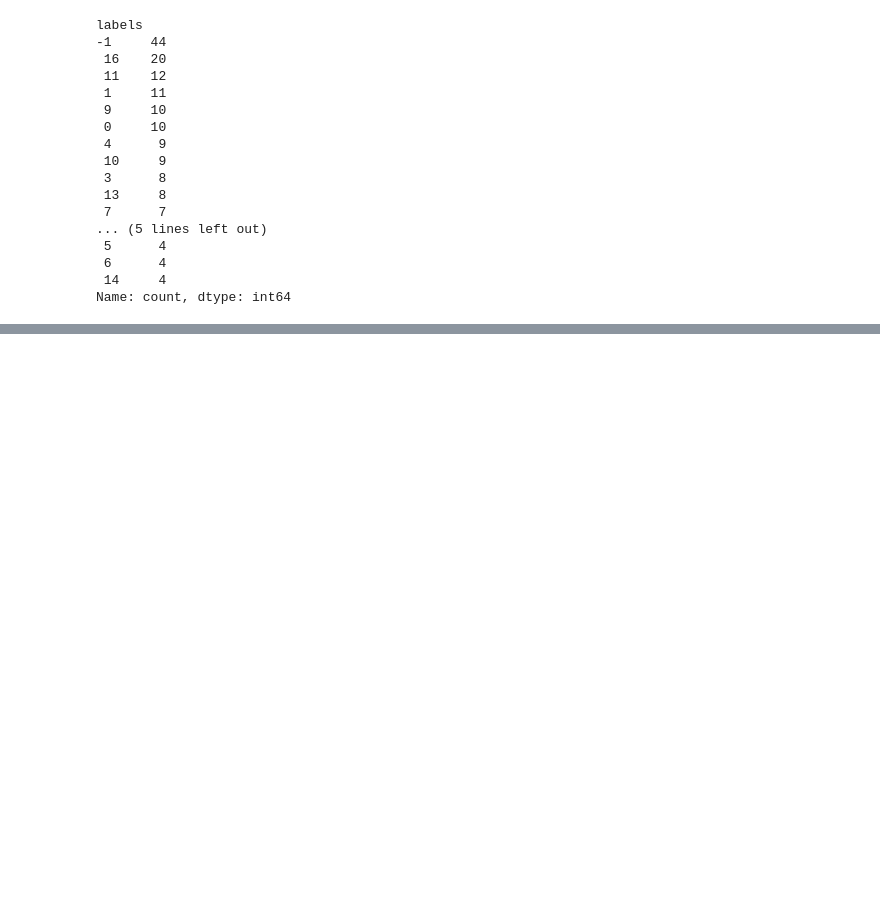
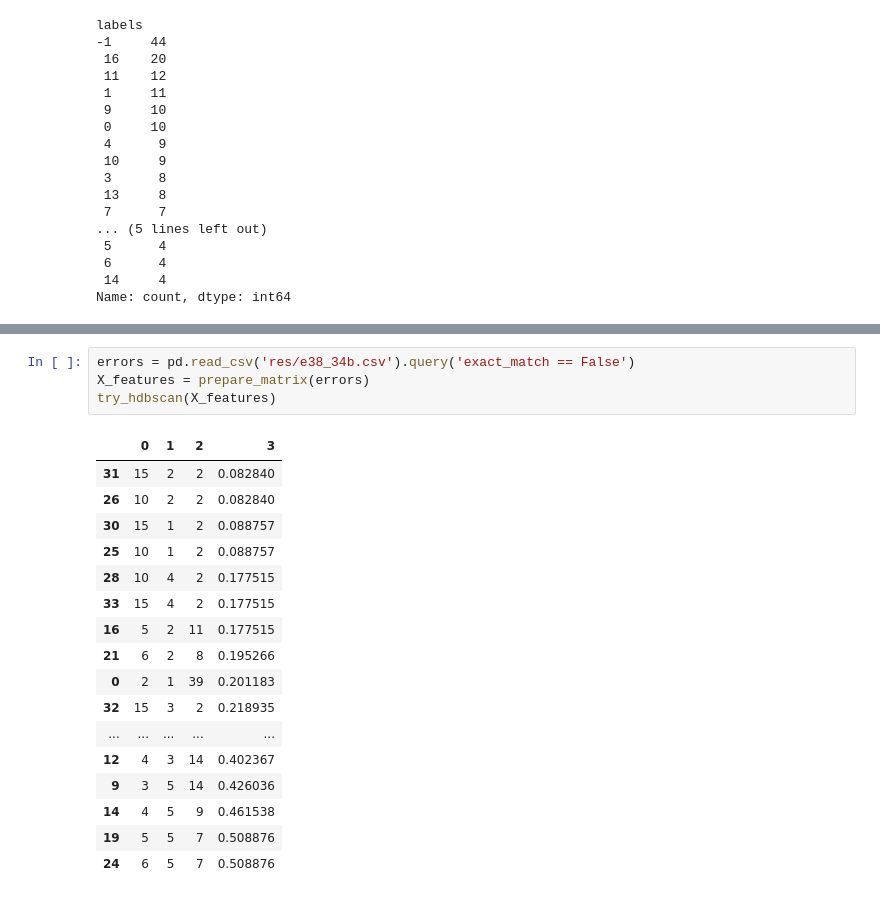
Before and after one commit to apandyud/small_mods, a Jupyter notebook: Cluster5_features.ipynb, the cells around one changed output, grey strips where cells are left out. Drawn from its saved outputs; the diff is of its cells as text; blank space fills up the shorter version.

```diff
--- a/Cluster5_features.ipynb
+++ b/Cluster5_features.ipynb
@@ -168,0 +229,22 @@ Name: count, dtype: int64
+# %%
+errors = pd.read_csv('res/e38_34b.csv').query('exact_match == False')
+X_features = prepare_matrix(errors)
+try_hdbscan(X_features)
+# %% [output]
+|  | 0 | 1 | 2 | 3 |
+| 31 | 15 | 2 | 2 | 0.082840 |
+| 26 | 10 | 2 | 2 | 0.082840 |
+| 30 | 15 | 1 | 2 | 0.088757 |
+| 25 | 10 | 1 | 2 | 0.088757 |
+| 28 | 10 | 4 | 2 | 0.177515 |
+| 33 | 15 | 4 | 2 | 0.177515 |
+| 16 | 5 | 2 | 11 | 0.177515 |
+| 21 | 6 | 2 | 8 | 0.195266 |
+| 0 | 2 | 1 | 39 | 0.201183 |
+| 32 | 15 | 3 | 2 | 0.218935 |
+| ... | ... | ... | ... | ... |
+| 12 | 4 | 3 | 14 | 0.402367 |
+| 9 | 3 | 5 | 14 | 0.426036 |
+| 14 | 4 | 5 | 9 | 0.461538 |
+| 19 | 5 | 5 | 7 | 0.508876 |
+| 24 | 6 | 5 | 7 | 0.508876 |
```
Also changed, not shown: parts of 24 cells of this notebook, 12 other files.
